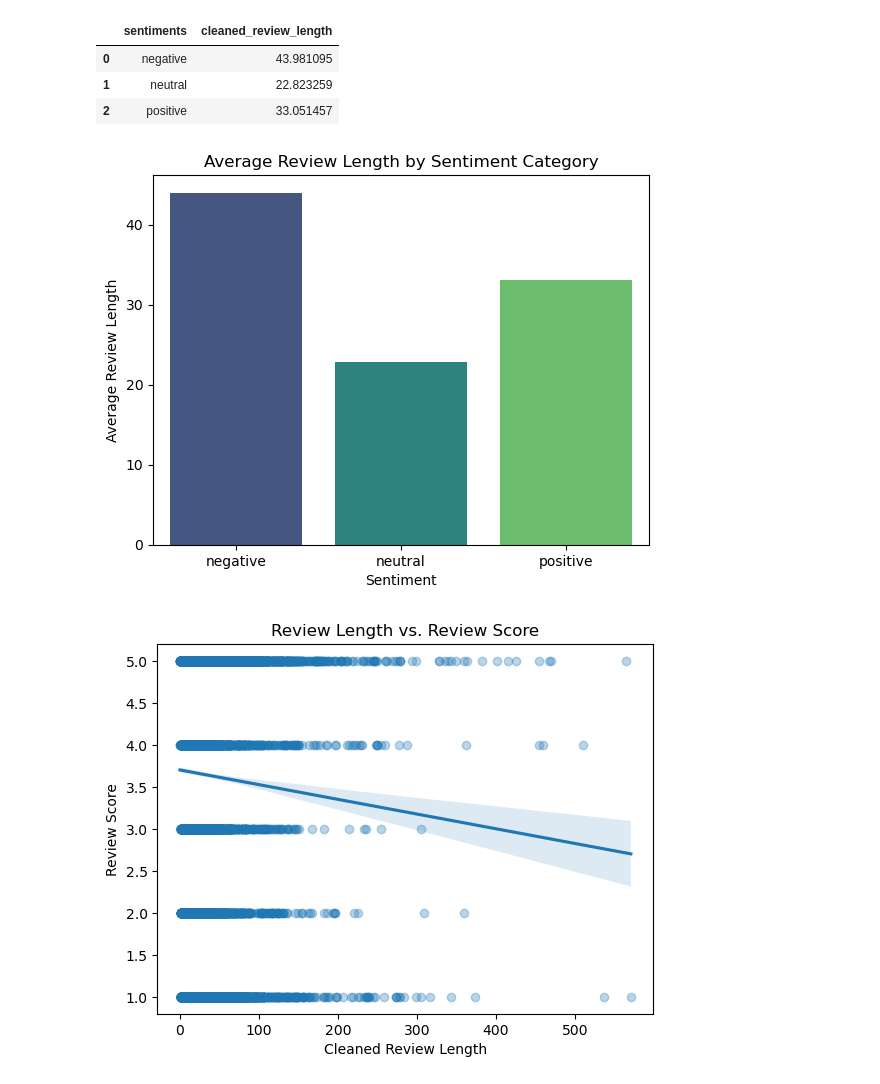
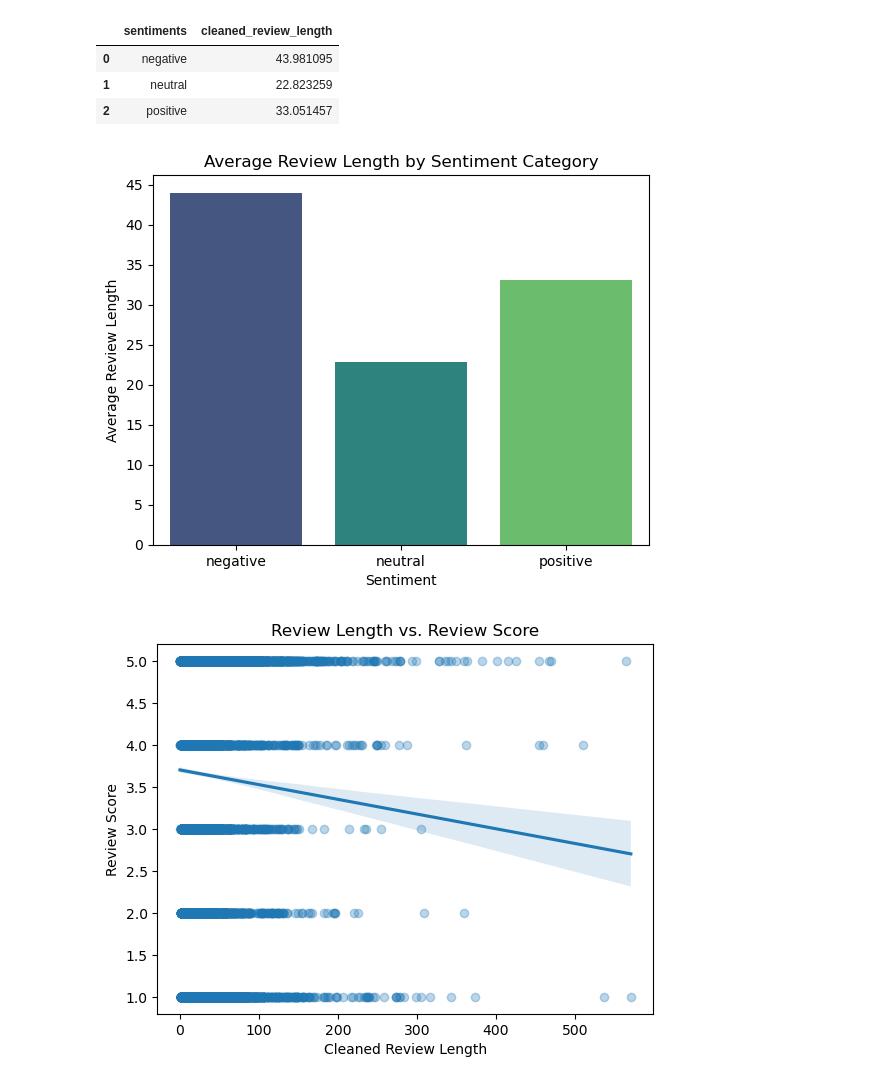
Before and after one commit to rsm-iiribarrenpenuelas/final-project-mgta415, a Jupyter notebook: inaki.ipynb, the cells around one changed output. Cells and saved outputs as stored; diff of their text form; code cells hidden in the pictures.

```diff
--- a/inaki.ipynb
+++ b/inaki.ipynb
@@ -299,12 +317,13 @@ avg_length
 # %%
 sns.barplot(x='sentiments', y='cleaned_review_length', data=avg_length, hue='sentiments', palette='viridis')
 
 plt.title('Average Review Length by Sentiment Category')
+plt.yticks([0,5,10,15,20,25,30,35,40,45])
 plt.xlabel('Sentiment')
 plt.ylabel('Average Review Length')
 plt.show()
 # %% [output]
-[figure, old version]
+[figure, new version]
 # %%
 sns.regplot(x='cleaned_review_length', y='review_score', data=df, scatter_kws={'alpha':0.3})
 
```
Also changed, not shown: parts of 23 cells of this notebook.
